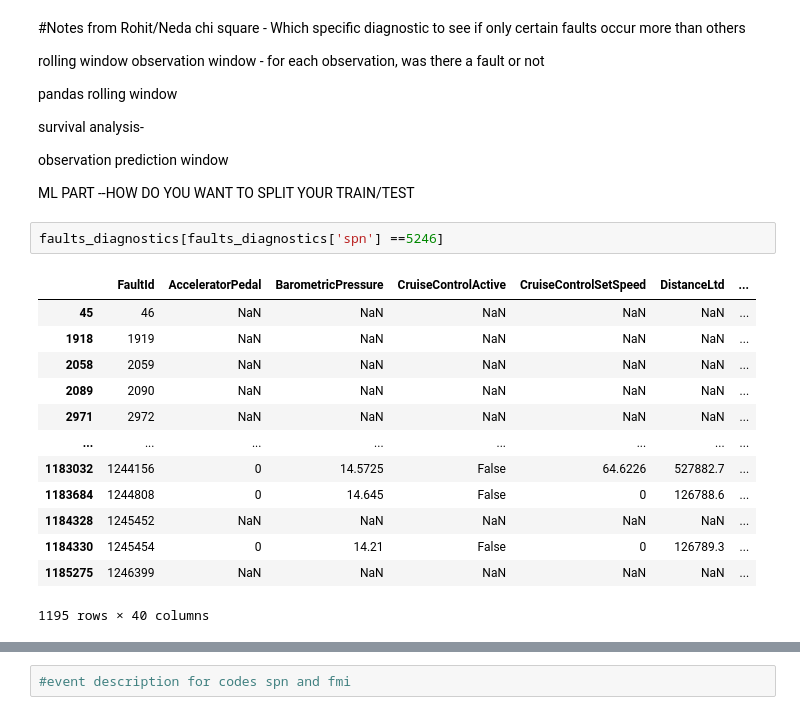
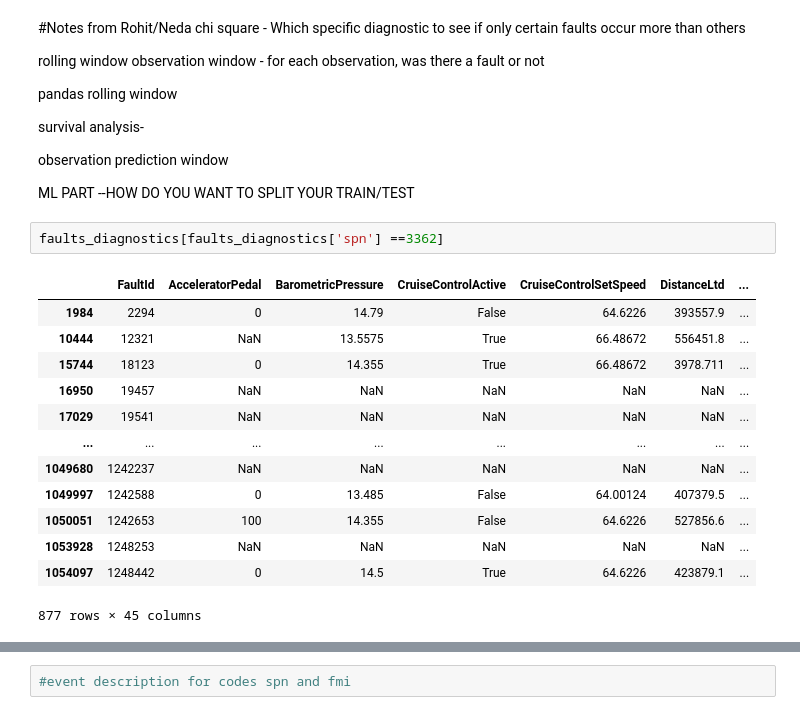
Before and after one commit to hcgreer/big_g_express-data-detectives, a Jupyter notebook: notebooks/big_g.ipynb, the cells around one changed output, grey strips where cells are left out. Drawn from its saved outputs; the diff is of its cells as text.

```diff
--- a/notebooks/big_g.ipynb
+++ b/notebooks/big_g.ipynb
@@ -243,18 +250,18 @@ observation prediction window
 
 ML PART --HOW DO YOU WANT TO SPLIT YOUR TRAIN/TEST
 # %%
-faults_diagnostics[faults_diagnostics['spn'] ==5246]
+faults_diagnostics[faults_diagnostics['spn'] ==3362]
 # %% [output]
 |  | FaultId | AcceleratorPedal | BarometricPressure | CruiseControlActive | CruiseControlSetSpeed | DistanceLtd | ... |
-| 45 | 46 | NaN | NaN | NaN | NaN | NaN | ... |
-| 1918 | 1919 | NaN | NaN | NaN | NaN | NaN | ... |
-| 2058 | 2059 | NaN | NaN | NaN | NaN | NaN | ... |
-| 2089 | 2090 | NaN | NaN | NaN | NaN | NaN | ... |
-| 2971 | 2972 | NaN | NaN | NaN | NaN | NaN | ... |
+| 1984 | 2294 | 0 | 14.79 | False | 64.6226 | 393557.9 | ... |
+| 10444 | 12321 | NaN | 13.5575 | True | 66.48672 | 556451.8 | ... |
+| 15744 | 18123 | 0 | 14.355 | True | 66.48672 | 3978.711 | ... |
+| 16950 | 19457 | NaN | NaN | NaN | NaN | NaN | ... |
+| 17029 | 19541 | NaN | NaN | NaN | NaN | NaN | ... |
 | ... | ... | ... | ... | ... | ... | ... | ... |
-| 1183032 | 1244156 | 0 | 14.5725 | False | 64.6226 | 527882.7 | ... |
-| 1183684 | 1244808 | 0 | 14.645 | False | 0 | 126788.6 | ... |
-| 1184328 | 1245452 | NaN | NaN | NaN | NaN | NaN | ... |
-| 1184330 | 1245454 | 0 | 14.21 | False | 0 | 126789.3 | ... |
-| 1185275 | 1246399 | NaN | NaN | NaN | NaN | NaN | ... |
+| 1049680 | 1242237 | NaN | NaN | NaN | NaN | NaN | ... |
+| 1049997 | 1242588 | 0 | 13.485 | False | 64.00124 | 407379.5 | ... |
+| 1050051 | 1242653 | 100 | 14.355 | False | 64.6226 | 527856.6 | ... |
+| 1053928 | 1248253 | NaN | NaN | NaN | NaN | NaN | ... |
+| 1054097 | 1248442 | 0 | 14.5 | True | 64.6226 | 423879.1 | ... |
-1195 rows × 40 columns
+877 rows × 45 columns
```
Also changed, not shown: parts of 11 cells of this notebook.
